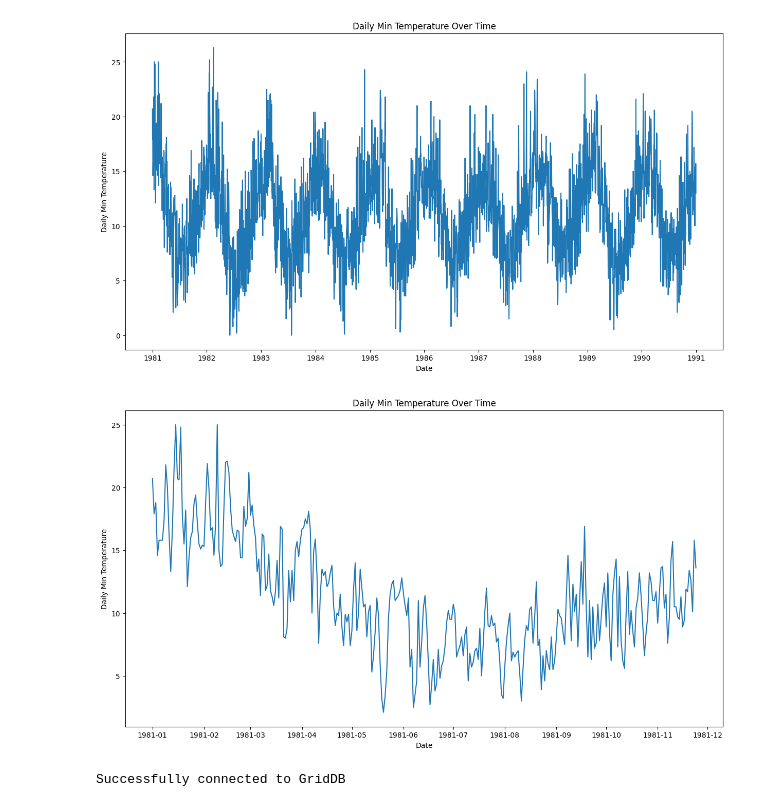
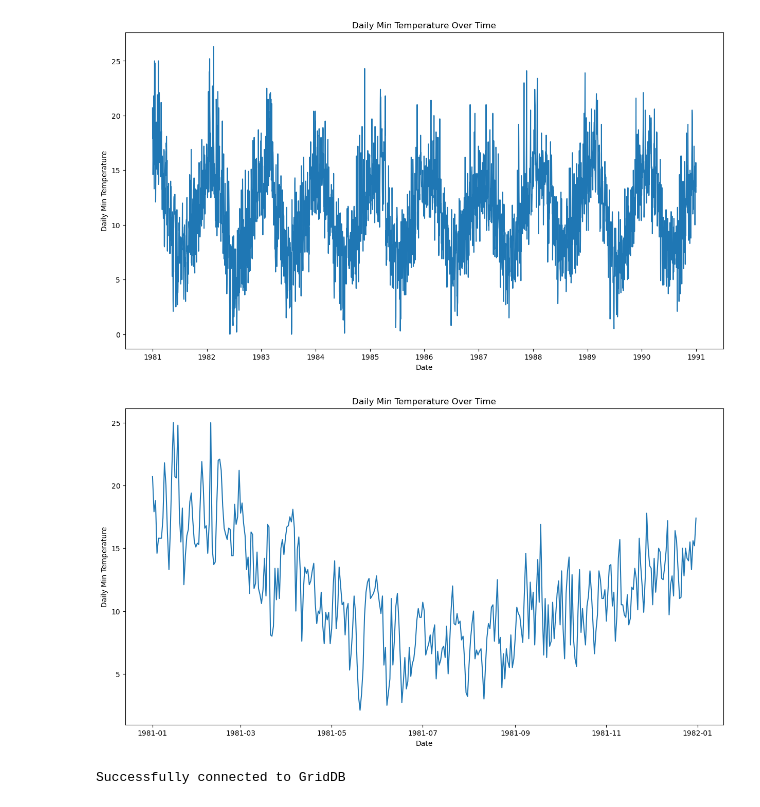
Before and after one commit to FastianAbdullah/Time-Classification-with-GridDb-and-Metas-Prophet, a Jupyter notebook: timeseries-using-griddb.ipynb, the cells around one changed output. Cells and saved outputs as stored; diff of their text form; code cells hidden in the pictures.

```diff
--- a/timeseries-using-griddb.ipynb
+++ b/timeseries-using-griddb.ipynb
@@ -5,10 +5,10 @@ import matplotlib.pyplot as plt
 import pandas as pd
 import seaborn as sns
 from sklearn.metrics import mean_absolute_error, mean_squared_error
-import griddb_python as griddb
-from prophet import Prophet
+# import griddb_python as griddb
+# from prophet import Prophet
 
 # import the dataset
-data = pd.read_csv('/home/ali/griddb_experiments/daily-temperature-dataset/daily-minimum-temperatures.csv')
+data = pd.read_csv('daily-temperature-dataset/daily-minimum-temperatures.csv')
 data.head(5)
 # %% [output]
@@ -53,10 +69,10 @@ plot_trend(data)
 # %% [output]
 [figure]
 # %%
-# Let's That a look at only 5 percent of the trend to understand it better.
-plot_trend(data[:int(0.09*len(data))])
+# Check trend of temperature over a single year.
+plot_trend(data[data['Date'].dt.year == 1981])
 # %% [output]
-[figure, old version]
+[figure, new version]
 # %%
 # It shows us that over the span of months of a year, the daily min temp is usually highest in January and tends to go down till
 # 7th month and then rises again, and this sort of trend could be seen for each year. however as the time passes the daily min temp
```
Also changed, not shown: parts of 12 cells of this notebook, 3 other files.
